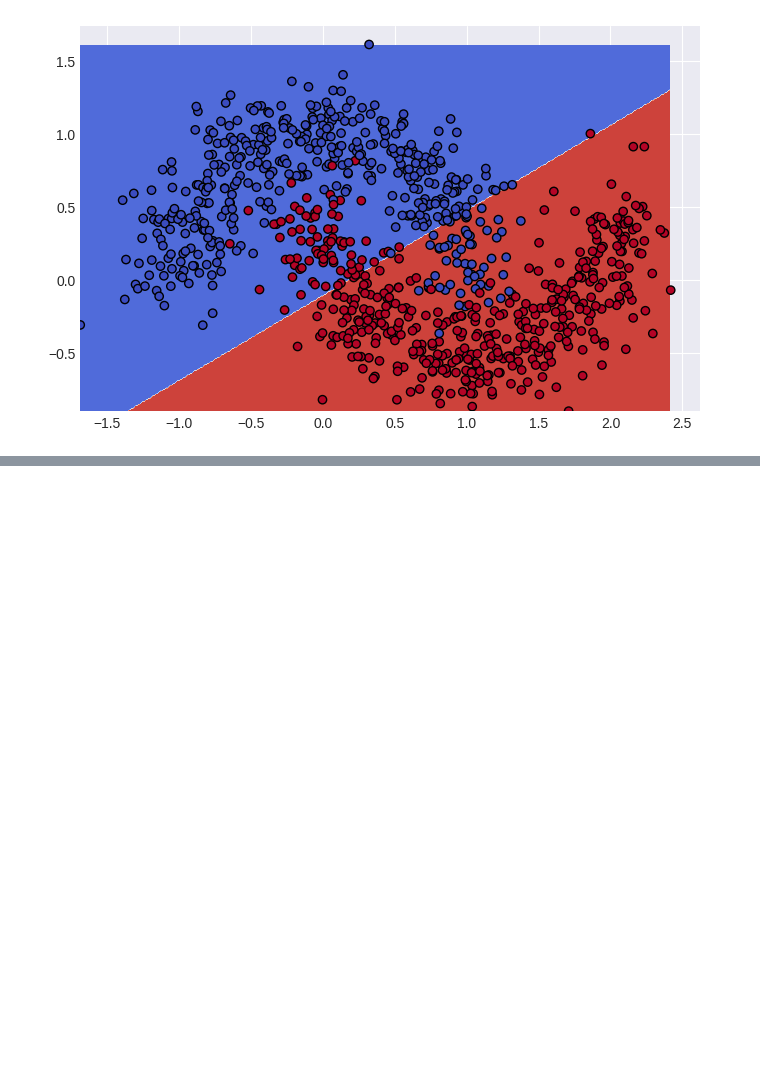
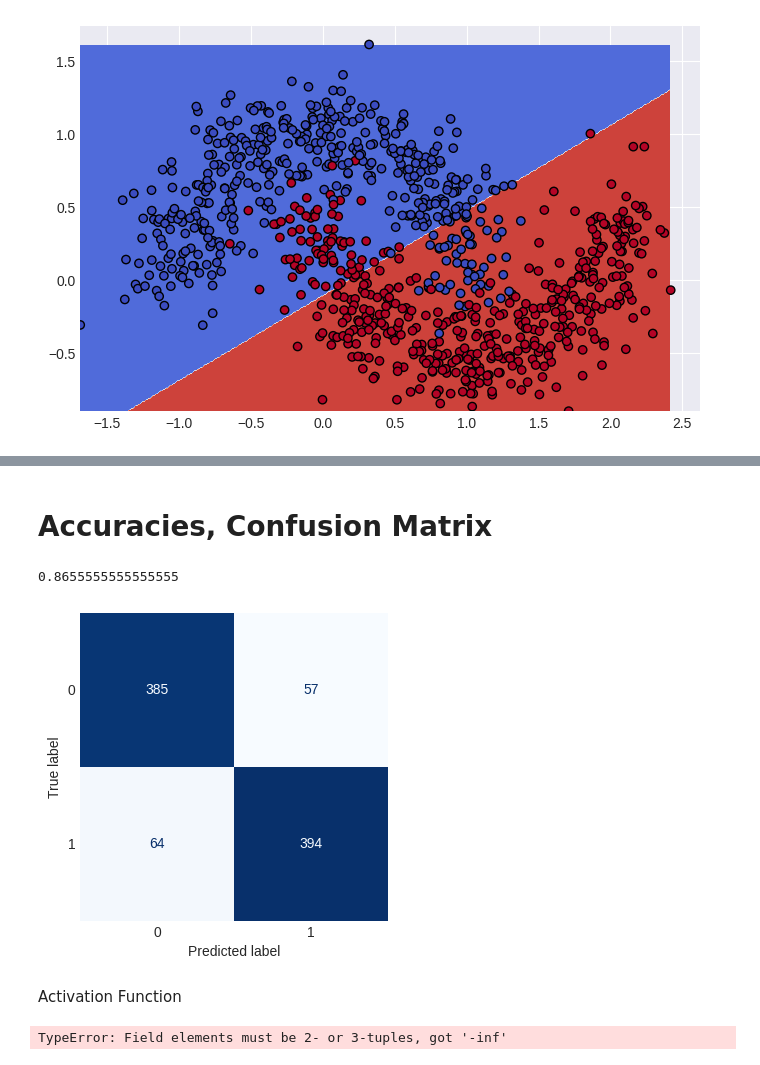
Before and after one commit to MakrandDhanokar/CDAC-DAI, a Jupyter notebook: CDAC_Day2.ipynb, the cells around one changed output, grey strips where cells are left out. Cells and saved outputs as stored; diff of their text form; code cells hidden in the pictures; blank space fills up the shorter version.

```diff
--- a/CDAC_Day2.ipynb
+++ b/CDAC_Day2.ipynb
@@ -384,0 +549,23 @@ fn_plot_decision_boundary(weights,data_train)
+# %% [markdown]
+# Accuracies, Confusion Matrix
+# %%
+preds = []
+
+for row in data_train:
+  a = predict(row, weights)
+  y_pred = 0
+  if a >= 0.5:
+    y_pred = 1
+  preds.append(y_pred)
+
+accuracy_score(data_train[:,-1], preds)
+# %% [output]
+0.8655555555555555
+# %%
+cm = confusion_matrix(data_train[:,-1], preds)
+disp = ConfusionMatrixDisplay(confusion_matrix=cm, display_labels = [0,1])
+fig,ax = plt.subplots(figsize=(4,4))
+disp.plot(ax = ax, cmap = 'Blues', colorbar = False)
+ax.grid(False)
+# %% [output]
+[figure, added]
@@ -385 +575,3 @@ fn_plot_decision_boundary(weights,data_train)
+# %% [markdown]
+Activation Function
 # %%
@@ -388 +586,5 @@ def sigmoid(x):
+# %%
+fn_actv(np.array([-1,0,1], [-(np.inf), 0, np.inf]))
+# %% [output]
+TypeError: Field elements must be 2- or 3-tuples, got '-inf'
 # %%
```
Also changed, not shown: parts of 26 cells of this notebook.
